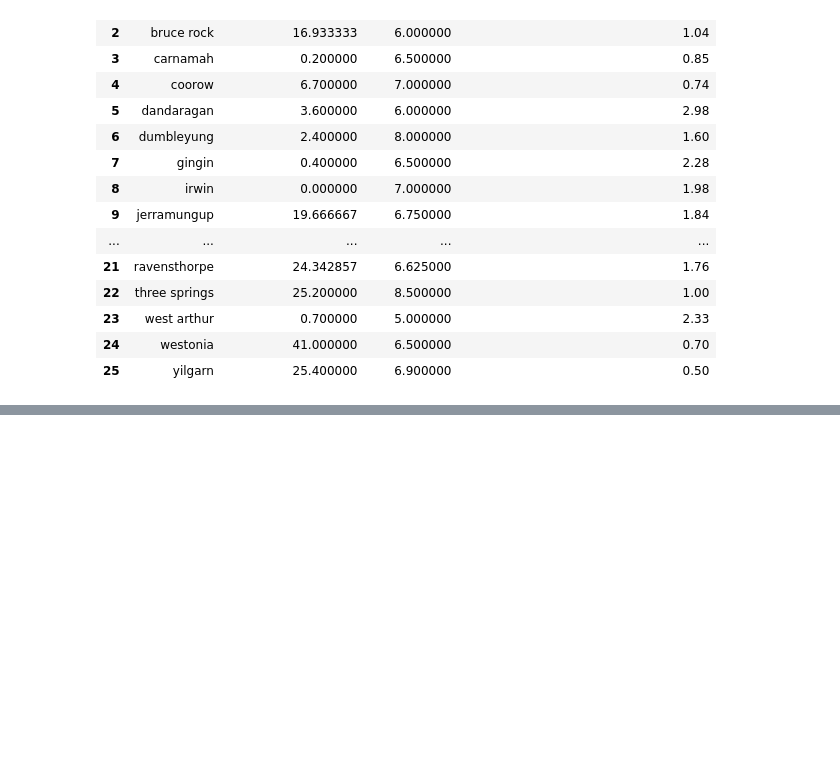
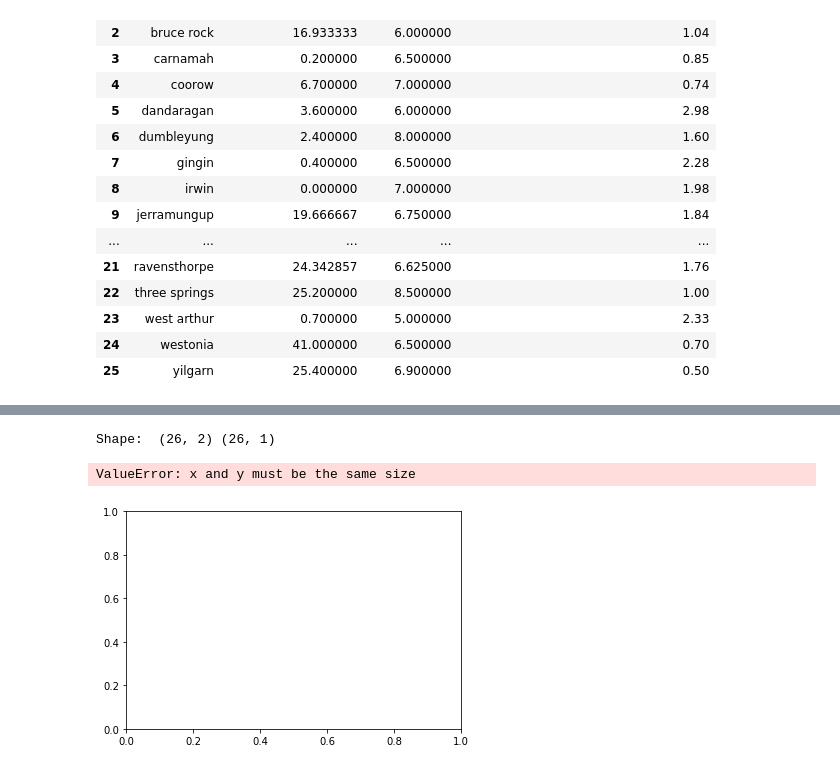
Before and after one commit to ClodettaV/WA-s-wheatbelt-potential-for-bioenergy-production, a Jupyter notebook: model/train_model.ipynb, the cells around one changed output, grey strips where cells are left out. Saved outputs shown, nothing was run; the diff lists cells and outputs as text; code cells hidden in the pictures; blank space fills up the shorter version.

```diff
--- a/model/train_model.ipynb
+++ b/model/train_model.ipynb
@@ -47,12 +35,23 @@ filtered_df
 # %%
-X = filtered_df[[
-    "shire",
+X = ml_data[[
     "rainfall.yearToDate",
     "tos_field_ph",
 
 ]]
 
-y = filtered_df["Straw Yield /Ha Cereal Crop Average over 5 years"].values.reshape(-1,1)
+y = ml_data["Straw Yield /Ha Cereal Crop Average over 5 years"].values.reshape(-1,1)
+
+print("Shape: ", X.shape, y.shape)
+# %% [output]
+Shape:  (26, 2) (26, 1)
+# %%
+# Plot the data to see if a linear trend exists
+plt.scatter(X, y)
+plt.xlabel("soil pH")
+plt.ylabel("straw yield")
+# %% [output]
+ValueError: x and y must be the same size
+[figure, added]
 # %%
 data = X.copy()
 
```
Also changed, not shown: parts of 19 cells of this notebook, 24 other files.
